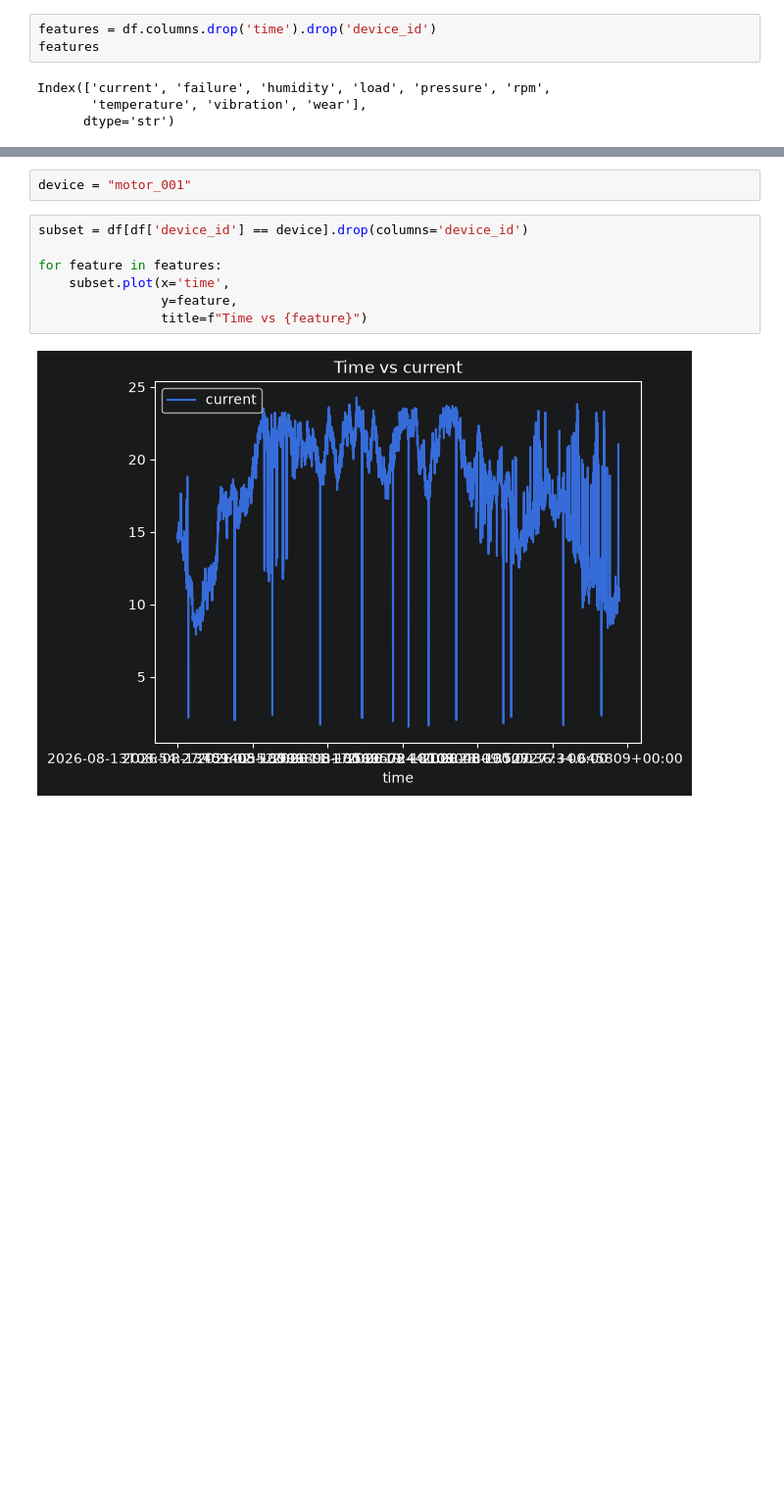
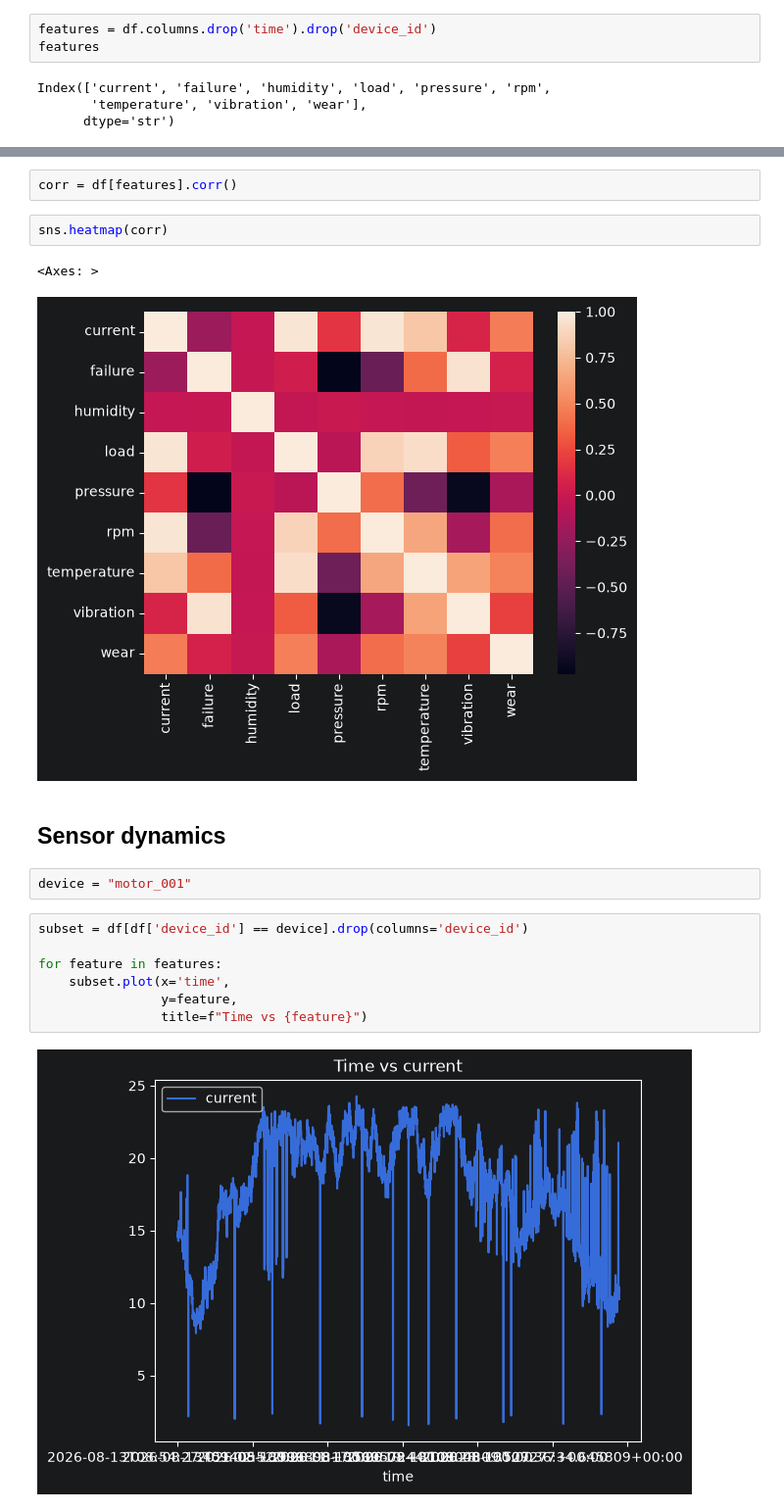
Before and after one commit to yrmint/predictive-maintenance, a Jupyter notebook: notebooks/experiments.ipynb, the cells around one changed output, grey strips where cells are left out. Shown at 98% size. Saved outputs shown, nothing was run; the diff lists cells and outputs as text; blank space fills up the shorter version.

```diff
--- a/notebooks/experiments.ipynb
+++ b/notebooks/experiments.ipynb
@@ -208,3 +261,12 @@ Index(['current', 'failure', 'humidity', 'load', 'pressure', 'rpm',
+# %%
+corr = df[features].corr()
+# %%
+sns.heatmap(corr)
+# %% [output]
+<Axes: >
+[figure, added]
+# %% [markdown]
+## Sensor dynamics
 # %%
 device = "motor_001"
 # %%
```
Also changed, not shown: parts of 6 cells of this notebook.
